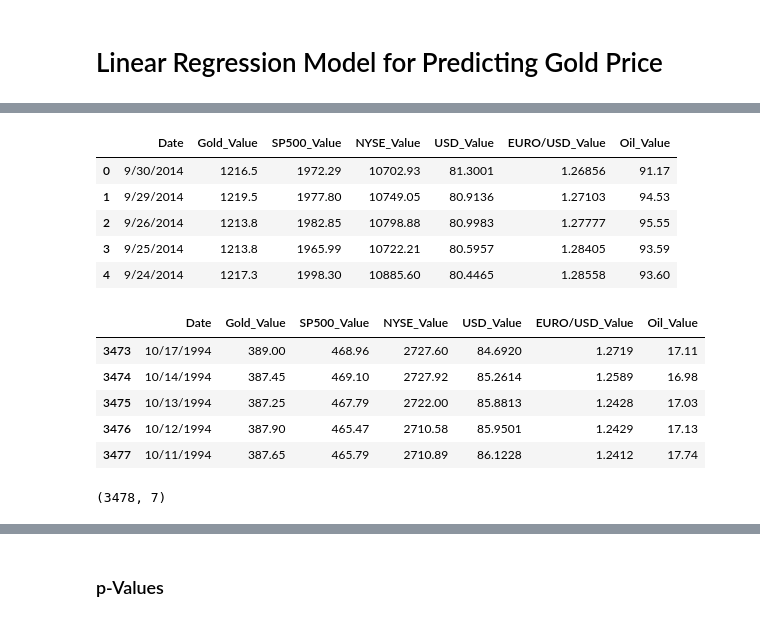
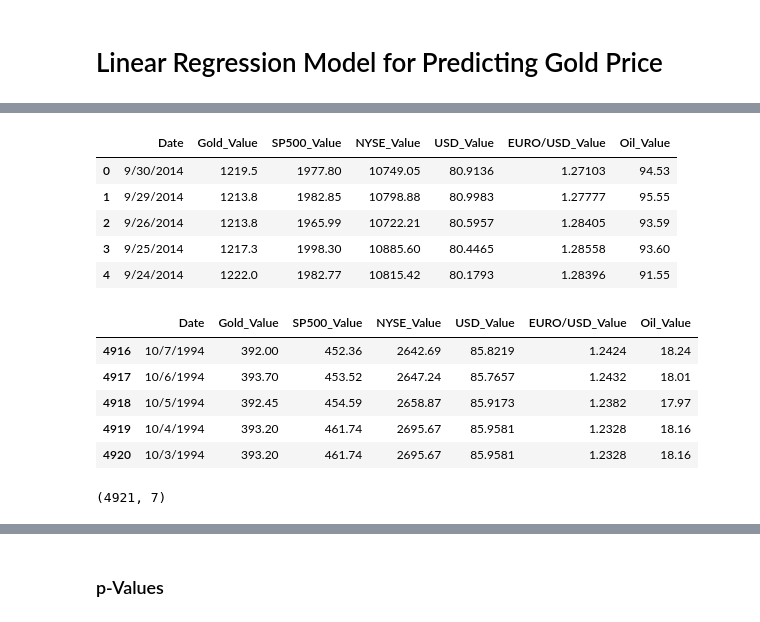
Before and after one commit to Sree-vathsan/CSE591-Data-Science-Project, a Jupyter notebook: regressionModel/Linear_Reg_Model_Gold.ipynb, the cells around one changed output, grey strips where cells are left out. Saved outputs shown, nothing was run; the diff lists cells and outputs as text; code cells hidden in the pictures.

```diff
--- a/regressionModel/Linear_Reg_Model_Gold.ipynb
+++ b/regressionModel/Linear_Reg_Model_Gold.ipynb
@@ -31,3 +31,21 @@ dfNyse = pd.read_csv(nyseDataPath)
 dfUsInd = pd.read_csv(usdIndexDataPath)
 dfEurousd = pd.read_csv(eurousdDataPath)
 dfOil = pd.read_csv(oilDataPath)
+# %%
+print (len(dfGold['Gold_Value']))
+
+def shiftOneBehind(dfOriginal,colNameSrc,colNameDst):
+    dfOneBehind = dfOriginal.copy()
+    #dfOneBehind = pd.DataFrame(data=None,columns=('Date',colNameDst))
+    dfOneBehind['Date'] = dfOriginal['Date']
+    for i in range(0,len(dfOriginal['Date']),1):
+        if(i < len(dfOriginal['Date']) - 1):
+            dfOneBehind[colNameDst][i] = dfOriginal[colNameSrc][i+1]
+        else:
+            dfOneBehind[colNameDst][i] = dfOriginal[colNameSrc][i]
+    return dfOneBehind
+
+
+dfGoldOneBehind = pd.DataFrame(data=None,columns=('Date','Gold_Value'))
+dfGoldOneBehind = shiftOneBehind(dfGold,'Gold_Value','Gold_Value')
+dfGoldOneBehind.tail()
@@ -33,0 +60,13 @@ dfOil = pd.read_csv(oilDataPath)
+# %%
+#Shift SP500, NYSE, USIND, EUROUSD, OIL one day behind
+dfSP500OneBehind = shiftOneBehind(dfSP500,'SP500_Value','SP500_Value')
+dfNyseOneBehind = shiftOneBehind(dfNyse,'NYSE_Value','NYSE_Value')
+dfUsIndOneBehind = shiftOneBehind(dfUsInd,'USD_Value','USD_Value')
+dfEurousdOneBehind = shiftOneBehind(dfEurousd, 'EURO/USD_Value', 'EURO/USD_Value')
+dfOilOneBehind = shiftOneBehind(dfOil,'Oil_Value','Oil_Value')
+#Verify
+print dfSP500OneBehind.tail()
+print dfNyseOneBehind.tail()
+print dfUsIndOneBehind.tail()
+print dfEurousdOneBehind.tail()
+print dfOilOneBehind.tail()
@@ -34,31 +91,31 @@ dfOil = pd.read_csv(oilDataPath)
 # %%
-dfMaster = pd.merge(dfGold, dfSP500, on='Date', how='inner')
-dfMaster = pd.merge(dfMaster, dfNyse, on='Date', how='inner')
-dfMaster = pd.merge(dfMaster, dfUsInd, on='Date', how='inner')
-dfMaster = pd.merge(dfMaster, dfEurousd, on='Date', how='inner')
-dfMaster = pd.merge(dfMaster, dfOil, on='Date', how='inner')
+dfMaster = pd.merge(dfGoldOneBehind, dfSP500OneBehind, on='Date', how='inner')
+dfMaster = pd.merge(dfMaster, dfNyseOneBehind, on='Date', how='inner')
+dfMaster = pd.merge(dfMaster, dfUsIndOneBehind, on='Date', how='inner')
+dfMaster = pd.merge(dfMaster, dfEurousdOneBehind, on='Date', how='inner')
+dfMaster = pd.merge(dfMaster, dfOilOneBehind, on='Date', how='inner')
 dfMaster.head()
 #print dfMaster.shape
 # %% [output]
 |  | Date | Gold_Value | SP500_Value | NYSE_Value | USD_Value | EURO/USD_Value | Oil_Value |
-| 0 | 9/30/2014 | 1216.5 | 1972.29 | 10702.93 | 81.3001 | 1.26856 | 91.17 |
-| 1 | 9/29/2014 | 1219.5 | 1977.80 | 10749.05 | 80.9136 | 1.27103 | 94.53 |
-| 2 | 9/26/2014 | 1213.8 | 1982.85 | 10798.88 | 80.9983 | 1.27777 | 95.55 |
-| 3 | 9/25/2014 | 1213.8 | 1965.99 | 10722.21 | 80.5957 | 1.28405 | 93.59 |
-| 4 | 9/24/2014 | 1217.3 | 1998.30 | 10885.60 | 80.4465 | 1.28558 | 93.60 |
+| 0 | 9/30/2014 | 1219.5 | 1977.80 | 10749.05 | 80.9136 | 1.27103 | 94.53 |
+| 1 | 9/29/2014 | 1213.8 | 1982.85 | 10798.88 | 80.9983 | 1.27777 | 95.55 |
+| 2 | 9/26/2014 | 1213.8 | 1965.99 | 10722.21 | 80.5957 | 1.28405 | 93.59 |
+| 3 | 9/25/2014 | 1217.3 | 1998.30 | 10885.60 | 80.4465 | 1.28558 | 93.60 |
+| 4 | 9/24/2014 | 1222.0 | 1982.77 | 10815.42 | 80.1793 | 1.28396 | 91.55 |
 # %%
 dfMaster.tail()
 # %% [output]
 |  | Date | Gold_Value | SP500_Value | NYSE_Value | USD_Value | EURO/USD_Value | Oil_Value |
-| 3473 | 10/17/1994 | 389.00 | 468.96 | 2727.60 | 84.6920 | 1.2719 | 17.11 |
-| 3474 | 10/14/1994 | 387.45 | 469.10 | 2727.92 | 85.2614 | 1.2589 | 16.98 |
-| 3475 | 10/13/1994 | 387.25 | 467.79 | 2722.00 | 85.8813 | 1.2428 | 17.03 |
-| 3476 | 10/12/1994 | 387.90 | 465.47 | 2710.58 | 85.9501 | 1.2429 | 17.13 |
-| 3477 | 10/11/1994 | 387.65 | 465.79 | 2710.89 | 86.1228 | 1.2412 | 17.74 |
+| 4916 | 10/7/1994 | 392.00 | 452.36 | 2642.69 | 85.8219 | 1.2424 | 18.24 |
+| 4917 | 10/6/1994 | 393.70 | 453.52 | 2647.24 | 85.7657 | 1.2432 | 18.01 |
+| 4918 | 10/5/1994 | 392.45 | 454.59 | 2658.87 | 85.9173 | 1.2382 | 17.97 |
+| 4919 | 10/4/1994 | 393.20 | 461.74 | 2695.67 | 85.9581 | 1.2328 | 18.16 |
+| 4920 | 10/3/1994 | 393.20 | 461.74 | 2695.67 | 85.9581 | 1.2328 | 18.16 |
 # %%
 print dfMaster.shape
 # %% [output]
-(3478, 7)
+(4921, 7)
 # %%
 #Corelation Heat Matrix
 
```
Also changed, not shown: parts of 12 cells of this notebook.
